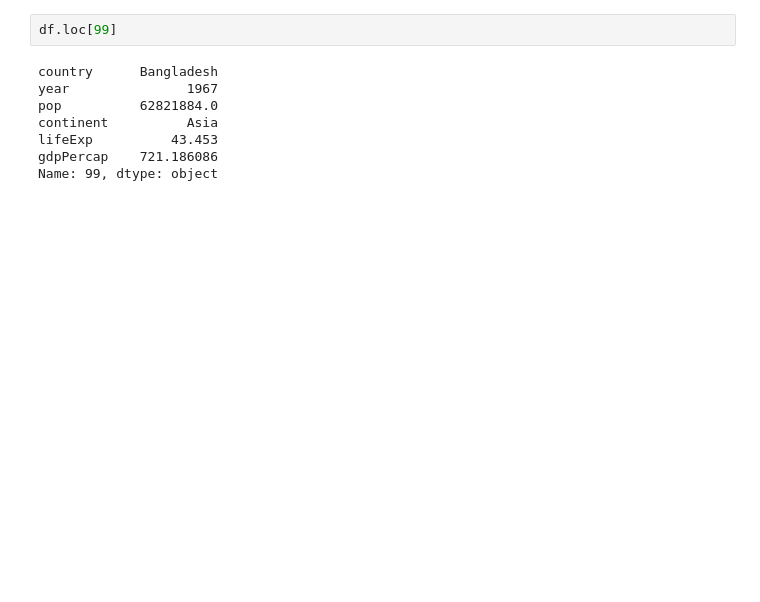
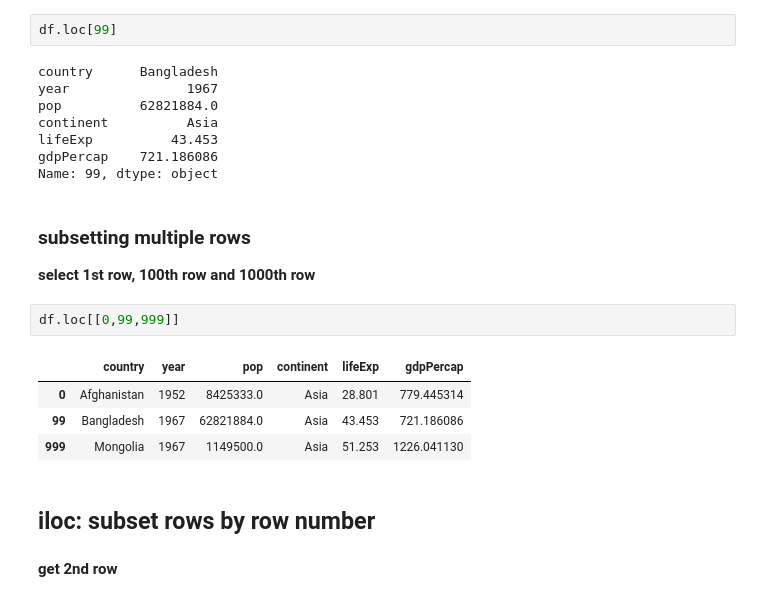
Before and after one commit to subratamondal1/MOOCs, a Jupyter notebook: data-analytics-with-python.ipynb, the cells around one changed output. Drawn from its saved outputs; the diff is of its cells as text; blank space fills up the shorter version.

```diff
--- a/data-analytics-with-python.ipynb
+++ b/data-analytics-with-python.ipynb
@@ -441,3 +443,17 @@ continent          Asia
 lifeExp          43.453
 gdpPercap    721.186086
 Name: 99, dtype: object
+# %% [markdown]
+### subsetting multiple rows
+**select 1st row, 100th row and 1000th row**
+# %%
+df.loc[[0,99,999]]
+# %% [output]
+|  | country | year | pop | continent | lifeExp | gdpPercap |
+| 0 | Afghanistan | 1952 | 8425333.0 | Asia | 28.801 | 779.445314 |
+| 99 | Bangladesh | 1967 | 62821884.0 | Asia | 43.453 | 721.186086 |
+| 999 | Mongolia | 1967 | 1149500.0 | Asia | 51.253 | 1226.041130 |
+# %% [markdown]
+## iloc: subset rows by row number
+# %% [markdown]
+**get 2nd row**
```
Also changed, not shown: parts of 13 cells of this notebook.
